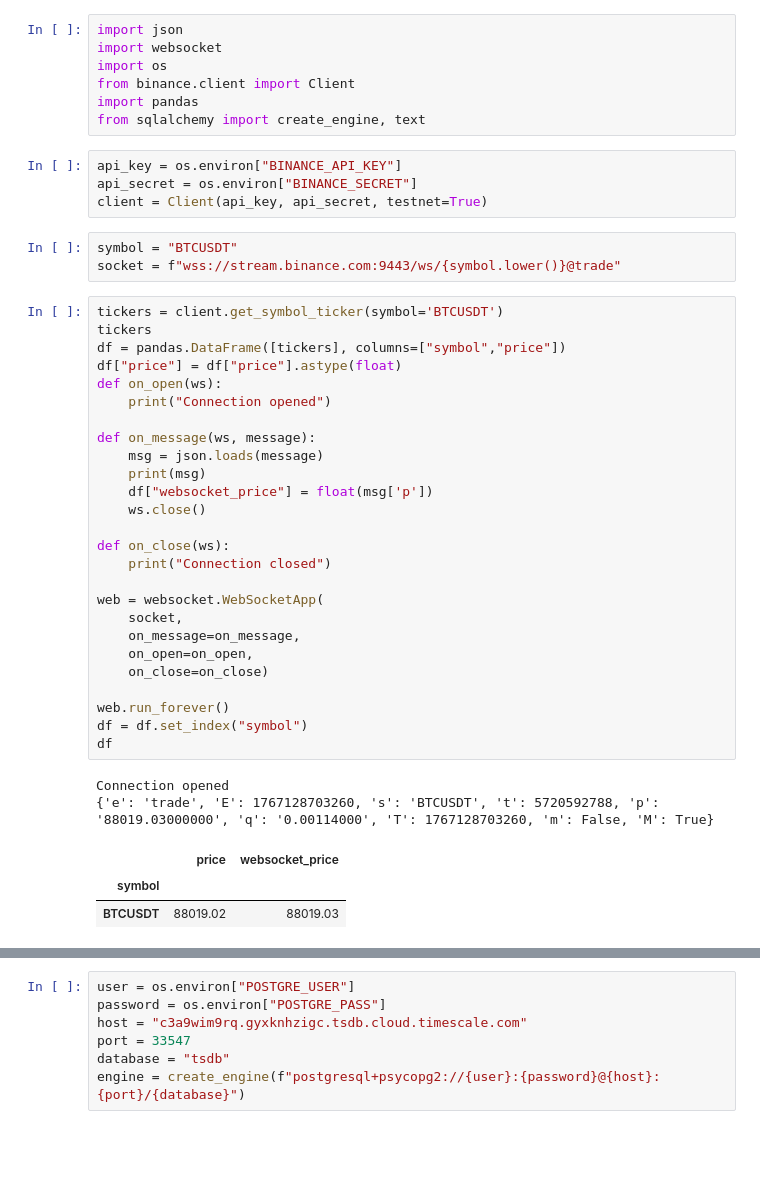
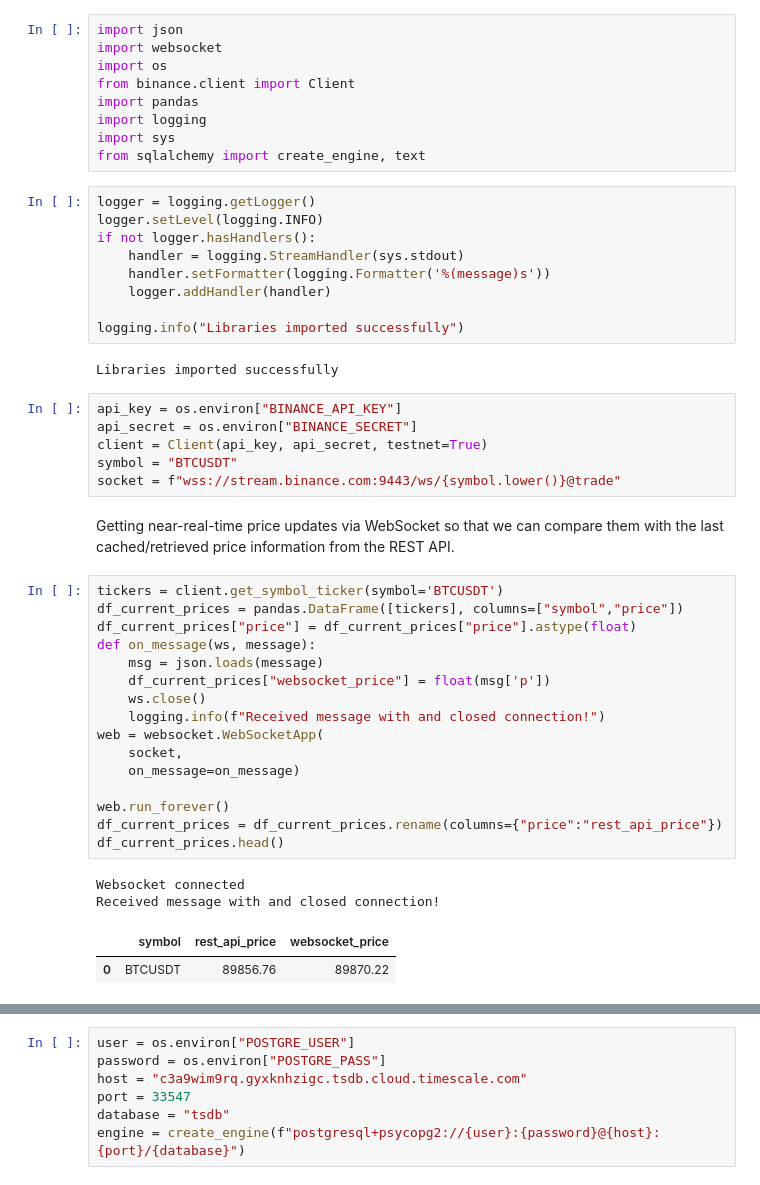
Before and after one commit to irantov/binance_project, a Jupyter notebook: binance_project.ipynb, the cells around one changed output, grey strips where cells are left out. Cells and saved outputs as stored; diff of their text form; blank space fills up the shorter version.

```diff
--- a/binance_project.ipynb
+++ b/binance_project.ipynb
@@ -77,46 +100,49 @@ import websocket
 import os
 from binance.client import Client
 import pandas
+import logging
+import sys
 from sqlalchemy import create_engine, text
+# %%
+logger = logging.getLogger()
+logger.setLevel(logging.INFO)
+if not logger.hasHandlers():
+    handler = logging.StreamHandler(sys.stdout)
+    handler.setFormatter(logging.Formatter('%(message)s'))
+    logger.addHandler(handler)
+
+logging.info("Libraries imported successfully")
+# %% [output]
+Libraries imported successfully
 # %%
 api_key = os.environ["BINANCE_API_KEY"]
 api_secret = os.environ["BINANCE_SECRET"]
 client = Client(api_key, api_secret, testnet=True)
+symbol = "BTCUSDT"
+socket = f"wss://stream.binance.com:9443/ws/{symbol.lower()}@trade"
-# %%
-symbol = "BTCUSDT"
-socket = f"wss://stream.binance.com:9443/ws/{symbol.lower()}@trade"
+# %% [markdown]
+Getting near-real-time price updates via WebSocket so that we can compare them with the last cached/retrieved price information from the REST API.
 # %%
 tickers = client.get_symbol_ticker(symbol='BTCUSDT')
-tickers
-df = pandas.DataFrame([tickers], columns=["symbol","price"])
-df["price"] = df["price"].astype(float)
-def on_open(ws):
-    print("Connection opened")
-
+df_current_prices = pandas.DataFrame([tickers], columns=["symbol","price"])
+df_current_prices["price"] = df_current_prices["price"].astype(float)
 def on_message(ws, message):
     msg = json.loads(message)
-    print(msg)
-    df["websocket_price"] = float(msg['p'])
+    df_current_prices["websocket_price"] = float(msg['p'])
     ws.close()
-
-def on_close(ws):
-    print("Connection closed")
-
+    logging.info(f"Received message with and closed connection!")
 web = websocket.WebSocketApp(
     socket,
-    on_message=on_message,
-    on_open=on_open,
-    on_close=on_close)
+    on_message=on_message)
 
 web.run_forever()
-df = df.set_index("symbol")
-df
+df_current_prices = df_current_prices.rename(columns={"price":"rest_api_price"})
+df_current_prices.head()
 # %% [output]
-Connection opened
-{'e': 'trade', 'E': 1767128703260, 's': 'BTCUSDT', 't': 5720592788, 'p': '88019.03000000', 'q': '0.00114000', 'T': 1767128703260, 'm': False, 'M': True}
+Websocket connected
+Received message with and closed connection!
-|  | price | websocket_price |
-| symbol |  |  |
-| BTCUSDT | 88019.02 | 88019.03 |
+|  | symbol | rest_api_price | websocket_price |
+| 0 | BTCUSDT | 89856.76 | 89870.22 |
 # %%
 SYMBOL = "btcusdt"
 counter = 0
```
Also changed, not shown: parts of 9 cells of this notebook.
